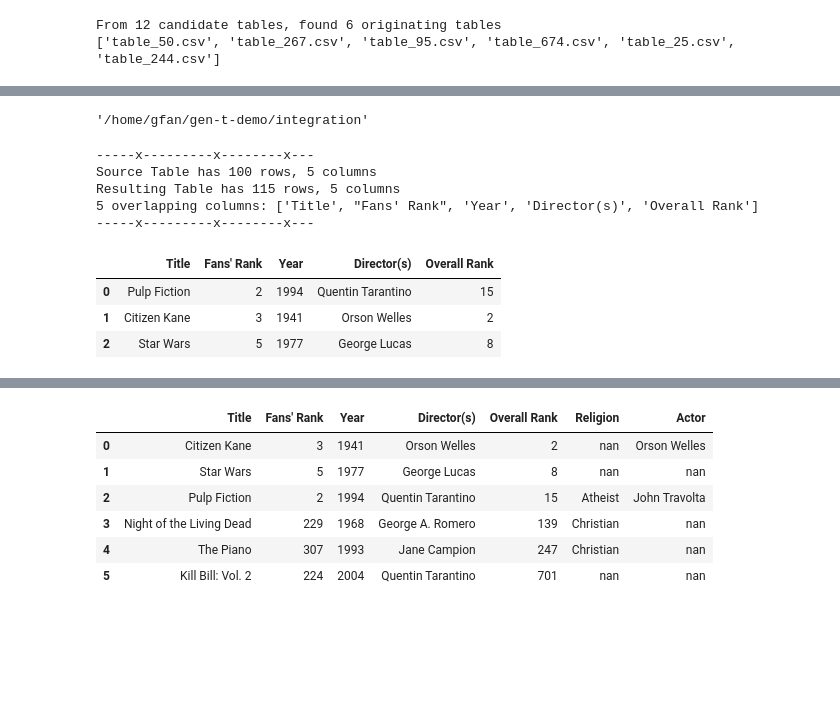
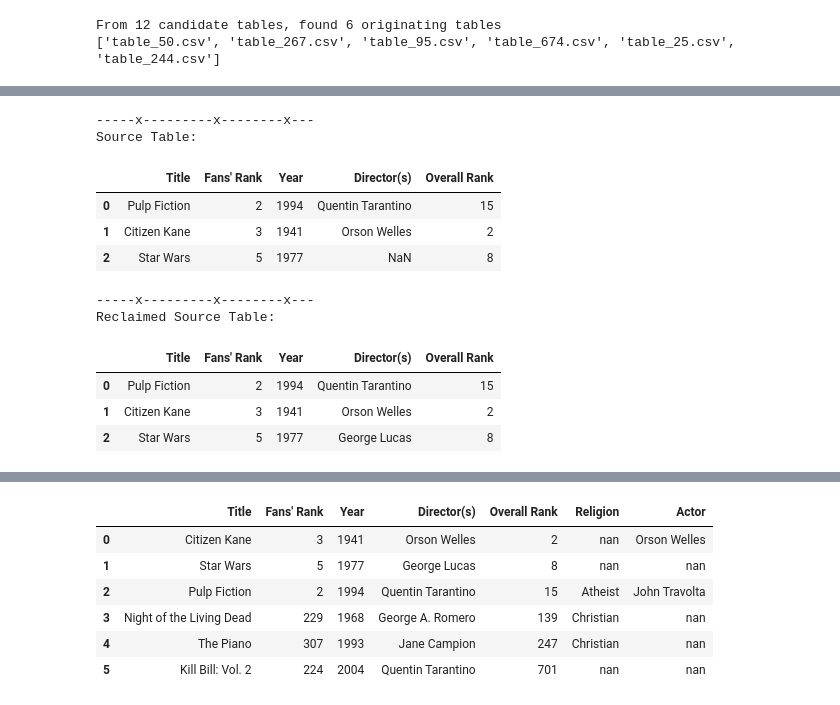
Before and after one commit to northeastern-datalab/expand-t, a Jupyter notebook: sample_demo.ipynb, the cells around one changed output, grey strips where cells are left out. Cells and saved outputs as stored; diff of their text form; code cells hidden in the pictures; blank space fills up the shorter version.

Commit message:
finalize jupyter notebook

```diff
--- a/sample_demo.ipynb
+++ b/sample_demo.ipynb
@@ -56,31 +63,26 @@ From 12 candidate tables, found 6 originating tables
 # %%
 os.chdir('integration/')
-os.getcwd()
-# %% [output]
-'/home/gfan/gen-t-demo/integration'
 # %%
-# Integrate set of originating tables to reproduce source table
 from targeted_integration import TableIntegration
 import integration_utils as utils
 sys.path.append('../discovery/')
-from evaluatePaths import setTDR
 
 table_integrator = TableIntegration(benchmark, origin_tables_matched_cols, integration_timeout)
 timed_out, noCandidates, numOutputVals = table_integrator.integrate_tables(source_table_name)
 integration_result = table_integrator.reproducedSourceTable
-table_ops = table_integrator.tableOpsUsed
-TDR_recall, TDR_precision = setTDR(table_integrator.source_df, integration_result)
-# print(f"Final Integration Result has Recall {TDR_recall:.3f} and Precision {TDR_precision:.3f}")
 integration_result = table_integrator.order_rows_cols(integration_result)
 integration_result_highlighted = table_integrator.highlight_overlap_values(integration_result)
 display(integration_result_highlighted)
 # %% [output]
 -----x---------x--------x---
-Source Table has 100 rows, 5 columns
-Resulting Table has 115 rows, 5 columns
-5 overlapping columns: ['Title', "Fans' Rank", 'Year', 'Director(s)', 'Overall Rank']
------x---------x--------x---
+Source Table:
 |  | Title | Fans' Rank | Year | Director(s) | Overall Rank |
 | 0 | Pulp Fiction | 2 | 1994 | Quentin Tarantino | 15 |
 | 1 | Citizen Kane | 3 | 1941 | Orson Welles | 2 |
-| 2 | Star Wars | 5 | 1977 | George Lucas | 8 |
+| 2 | Star Wars | 5 | 1977 | NaN | 8 |
+-----x---------x--------x---
+Reclaimed Source Table:
+|  | Title | Fans' Rank | Year | Director(s) | Overall Rank |
+| 0 | Pulp Fiction | 2 | 1994 | Quentin Tarantino | 15 |
+| 1 | Citizen Kane | 3 | 1941 | Orson Welles | 2 |
+| 2 | Star Wars | 5 | 1977 | George Lucas | 8 |
```
Also changed, not shown: parts of 16 cells of this notebook, 4 other files.
